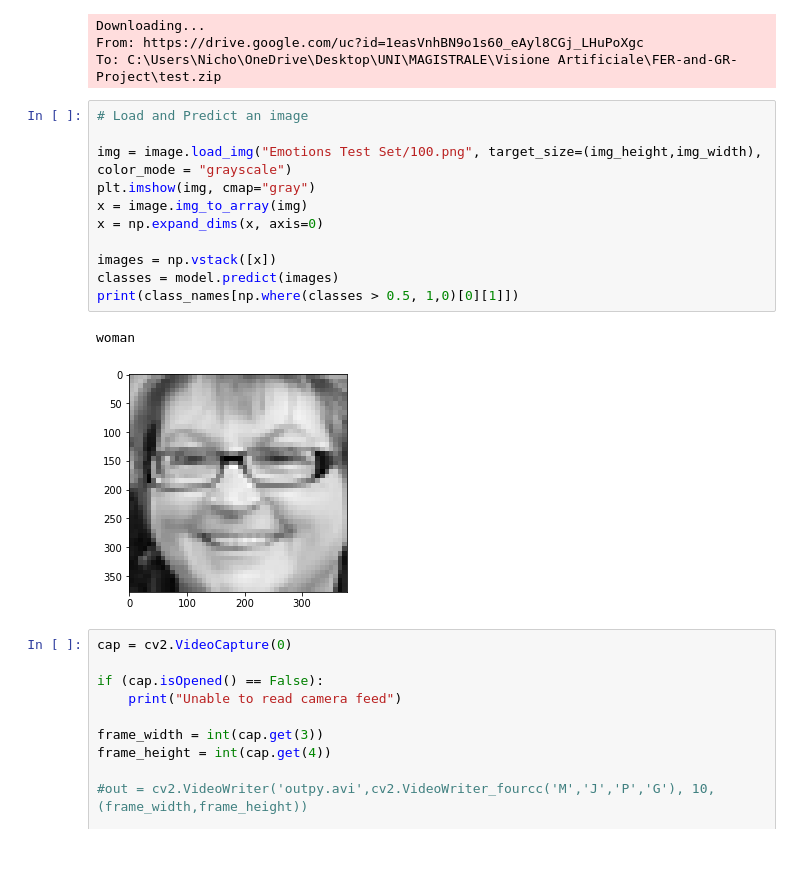
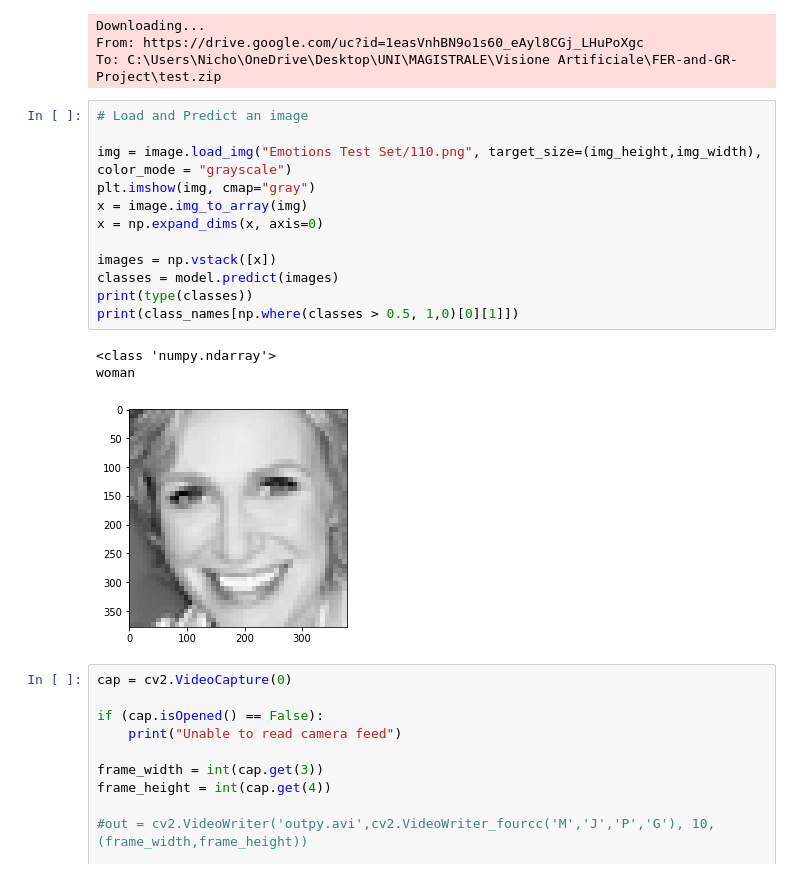
Before and after one commit to Piccio98/FER-and-GR-Project, a Jupyter notebook: Gender Training.ipynb, the cells around one changed output. Saved outputs shown, nothing was run; the diff lists cells and outputs as text.

```diff
--- a/Gender Training.ipynb
+++ b/Gender Training.ipynb
@@ -179,17 +196,19 @@ To: C:\Users\Nicho\OneDrive\Desktop\UNI\MAGISTRALE\Visione Artificiale\FER-and-G
 # %%
 # Load and Predict an image
 
-img = image.load_img("Emotions Test Set/100.png", target_size=(img_height,img_width), color_mode = "grayscale")
+img = image.load_img("Emotions Test Set/110.png", target_size=(img_height,img_width), color_mode = "grayscale")
 plt.imshow(img, cmap="gray")
 x = image.img_to_array(img)
 x = np.expand_dims(x, axis=0)
 
 images = np.vstack([x])
 classes = model.predict(images)
+print(type(classes))
 print(class_names[np.where(classes > 0.5, 1,0)[0][1]])
 # %% [output]
+<class 'numpy.ndarray'>
 woman
-[figure, old version]
+[figure, new version]
 # %%
 cap = cv2.VideoCapture(0)
 
```
Also changed, not shown: parts of 2 cells of this notebook, 2 other files.
